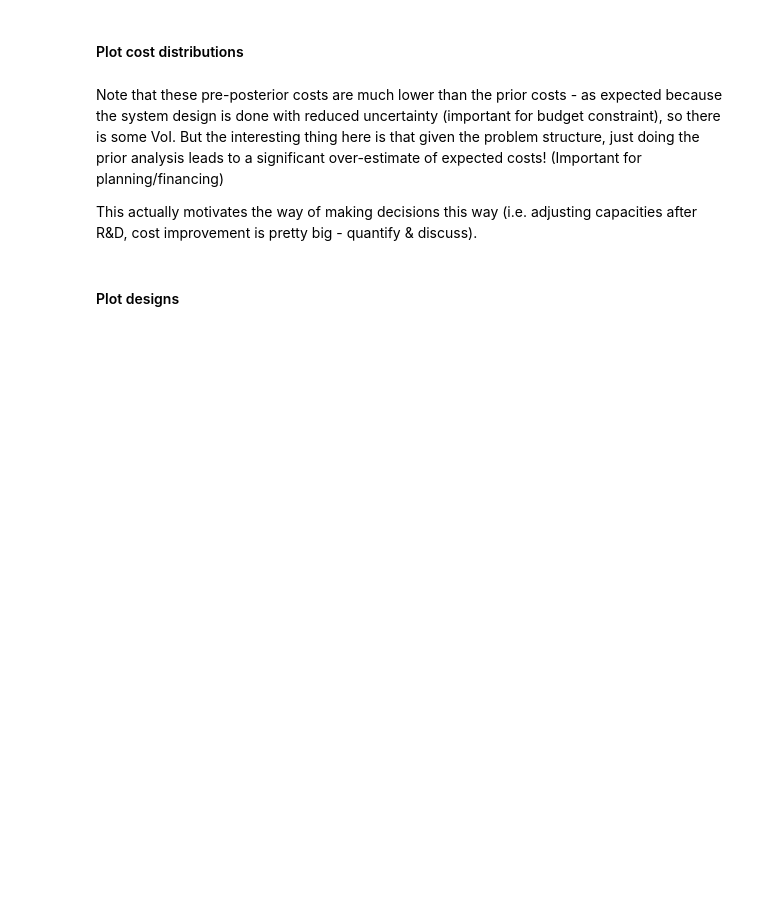
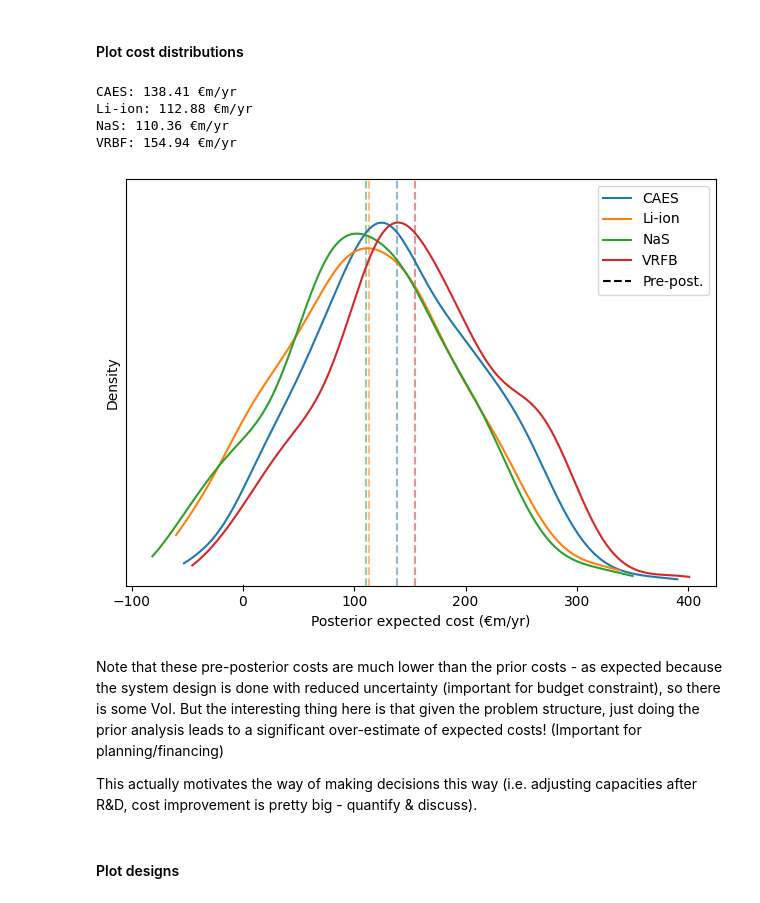
Before and after one commit to mal84emma/SPs-on-GPU-arrays, a Jupyter notebook: analysis/plot_VoI_conv.ipynb, the cells around one changed output. Drawn from its saved outputs; the diff is of its cells as text; code cells hidden in the pictures; blank space fills up the shorter version.

Commit message:
Improve plots and add comparison of costs for different decision cases

```diff
--- a/analysis/plot_VoI_conv.ipynb
+++ b/analysis/plot_VoI_conv.ipynb
@@ -64,38 +116,47 @@ print(dict(counts))
 # %%
 fig,ax = plt.subplots()
 
 plt.ylim(0,5.5e-3)
 
-for techs in tech_combos:
-    techs_str = '-'.join(techs)
+for techs_str in tech_combos_strs:
     design_results_files = [os.path.join(result_dir_path_pattern.format(z=z),'design_options',f'{techs_str}_design.yaml') for z in range(N)]
     design_results = [yaml.safe_load(open(f)) for f in design_results_files]
     post_costs = np.array([res['overall_objective']['overall_objective'] for res in design_results])
-    print(f"{techs_str}: {np.mean(post_costs)/1e6:.2f} €m")
+    print(f"{techs_str}: {np.mean(post_costs)/1e6:.2f} €m/yr")
 
     c = colors[tech_combos_strs.index(techs_str)]
 
     sns.kdeplot(
         post_costs/1e6,
         ax=ax,
-        label=techs_str,
+        label='VRFB' if techs_str=='VRBF' else techs_str,
         color=c,
         cut=0
     )
     plt.vlines(
         np.mean(post_costs)/1e6,
         0,
         ax.get_ylim()[1],
         color=c,
         linestyle="--",
         alpha=0.5,
         zorder=1
     )
 
-plt.xlabel('Posterior expected cost (€m)')
+plt.yticks([])
+plt.xlabel('Posterior expected cost (€m/yr)')
 
+plt.hlines(0,0,1,color='black',linestyles=['--'],label='Pre-post.')
 plt.legend()
+plt.tight_layout()
+plt.savefig(os.path.join('plots',f'{expt_name}_post_cost_dists.pdf'))
 plt.show()
+# %% [output]
+CAES: 138.41 €m/yr
+Li-ion: 112.88 €m/yr
+NaS: 110.36 €m/yr
+VRBF: 154.94 €m/yr
+[figure, added]
 # %% [markdown]
 Note that these pre-posterior costs are much lower than the prior costs - as expected because the system design is done with reduced uncertainty (important for budget constraint), so there is some VoI. But the interesting thing here is that given the problem structure, just doing the prior analysis leads to a significant over-estimate of expected costs! (Important for planning/financing)
 
```
Also changed, not shown: parts of 15 cells of this notebook.
